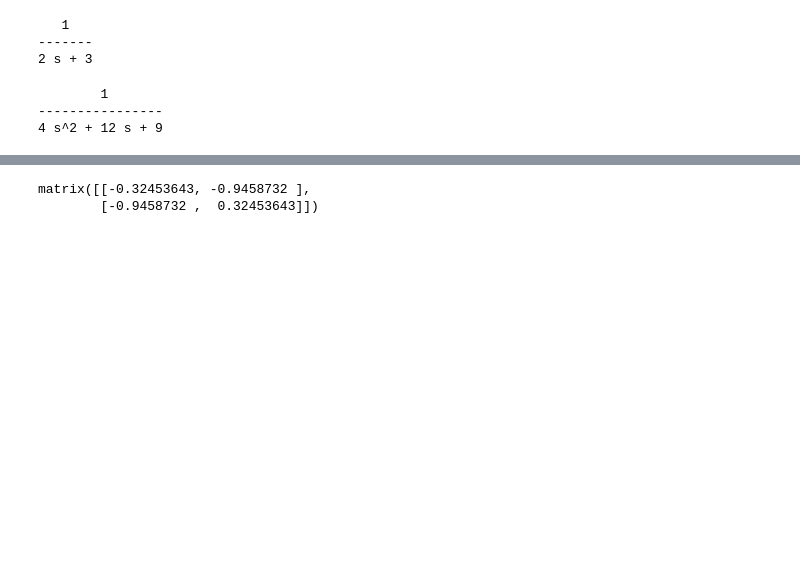
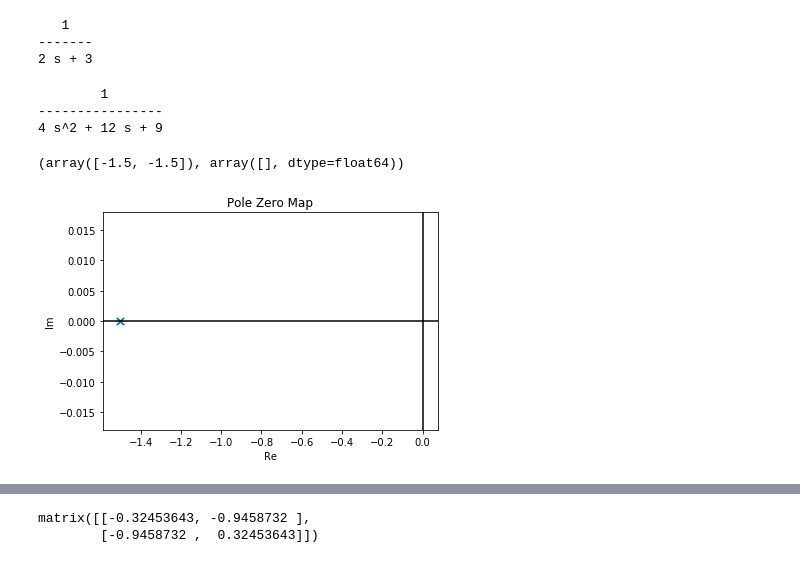
Before and after one commit to alchemyst/Skogestad-Python, a Jupyter notebook: notebooks/CBT700 blockweek 2.ipynb, the cells around one changed output, grey strips where cells are left out. Cells and saved outputs as stored; diff of their text form; code cells hidden in the pictures; blank space fills up the shorter version.

```diff
--- a/notebooks/CBT700 blockweek 2.ipynb
+++ b/notebooks/CBT700 blockweek 2.ipynb
@@ -207,3 +349,8 @@ G*G
         1
 ----------------
 4 s^2 + 12 s + 9
+# %%
+control.pzmap(G*G)
+# %% [output]
+(array([-1.5, -1.5]), array([], dtype=float64))
+[figure, added]
```
Also changed, not shown: parts of 109 cells of this notebook, 13 other files.
